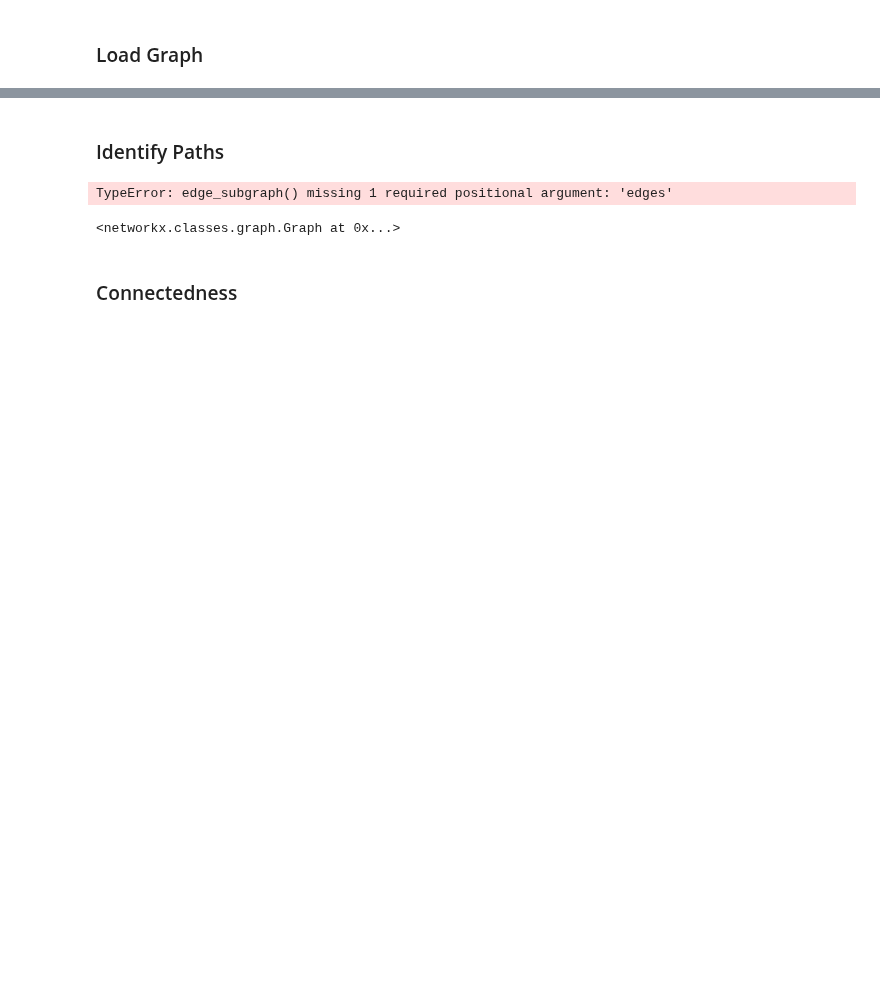
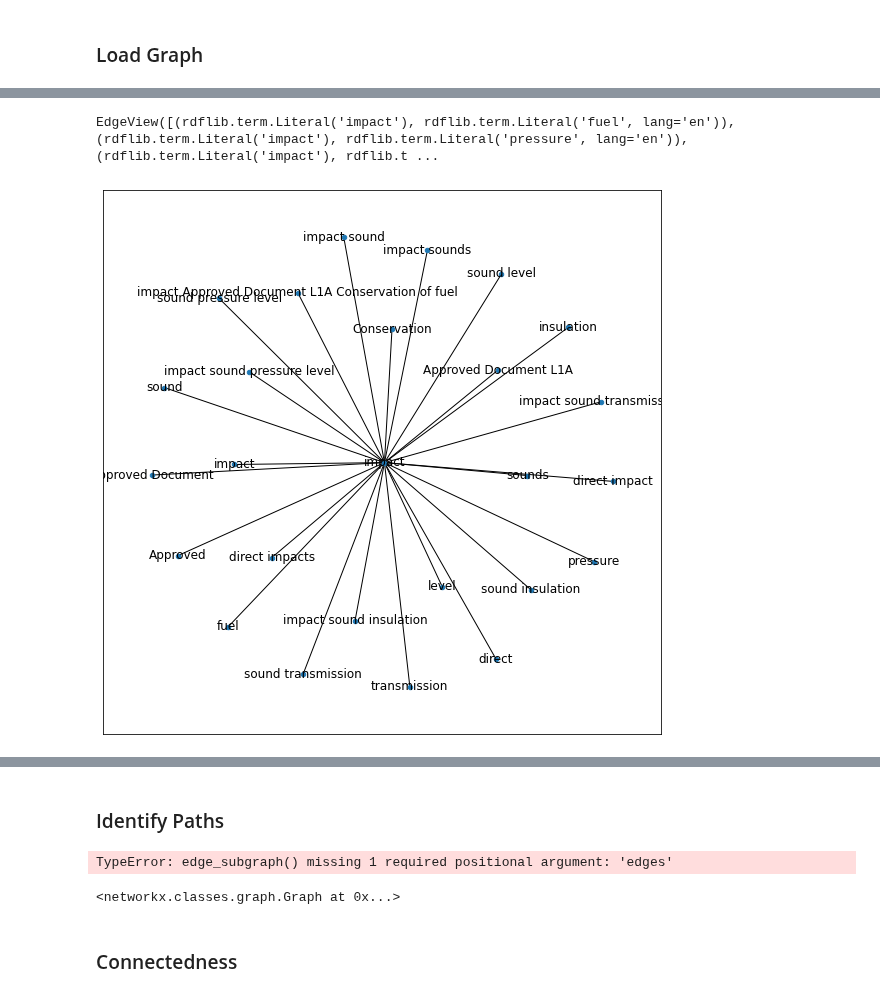
Before and after one commit to rubenkruiper/irec, a Jupyter notebook: 4. Suggest concepts from graph.ipynb, the cells around one changed output, grey strips where cells are left out. Cells and saved outputs as stored; diff of their text form; code cells hidden in the pictures; blank space fills up the shorter version.

Commit message:
looking into graph analysis and exploration options

```diff
--- a/4. Suggest concepts from graph.ipynb
+++ b/4. Suggest concepts from graph.ipynb
@@ -85,0 +62,15 @@ Build
+# %%
+# Single term
+user_query = 'impact'
+test_query = """
+prefix rdfs: <http://www.w3.org/2000/01/rdf-schema#>
+prefix irec: <https://schema.irec.org/#>
+
+SELECT ?other_label
+WHERE {
+    ?a irec:constitutes|^irec:constitutes ?b .
+    ?b rdfs:label ?other_label .
+    ?a rdfs:label ?value .
+    FILTER (CONTAINS(LCASE(str(?value)), "QUERY"))
+}
+""".replace('QUERY', user_query)
@@ -85,0 +79,6 @@ Build
+# %%
+# For now we'll separate the creation of the edgelist, rather than creating the graph directly
+edge_list = []
+for row in res:
+    if Literal(user_query) != row.other_label:
+        edge_list.append([Literal(user_query), row.other_label])
@@ -85,0 +89,3 @@ Build
+# %%
+impact_graph = nx.Graph()
+impact_graph.add_edges_from(edge_list)
@@ -85,0 +116,11 @@ Build
+# %%
+mst = nx.minimum_spanning_tree(impact_graph)
+# %% [output]
+EdgeView([(rdflib.term.Literal('impact'), rdflib.term.Literal('fuel', lang='en')), (rdflib.term.Literal('impact'), rdflib.term.Literal('pressure', lang='en')), (rdflib.term.Literal('impact'), rdflib.t ...
+# %%
+
+plt.figure(figsize=(10, 10))
+nx.draw_networkx(mst, with_labels=True, node_size = 20)
+plt.show()
+# %% [output]
+[figure, added]
```
Also changed, not shown: parts of 27 cells of this notebook.
